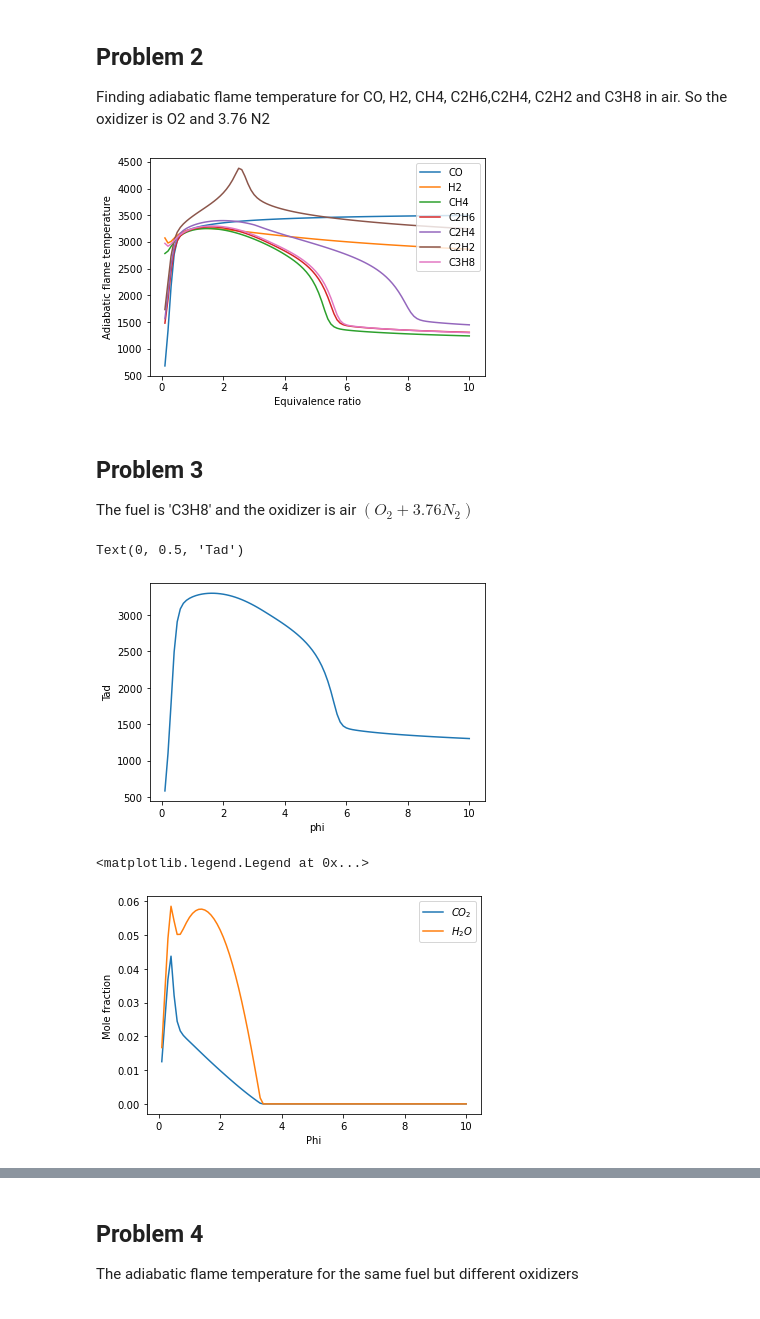
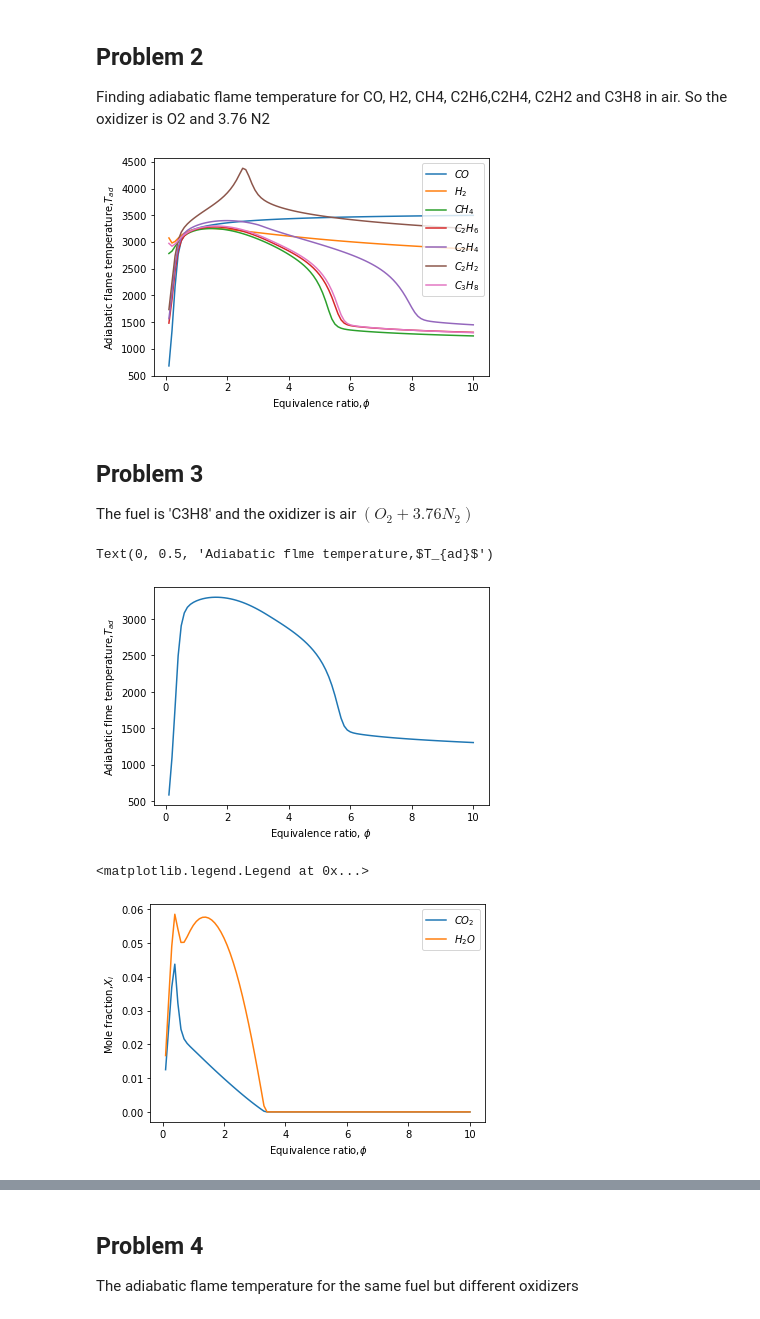
Before and after one commit to riasat1235/Combustion_projects, a Jupyter notebook: Project1_Adiabatic flame temperature.ipynb, the cells around one changed output, grey strips where cells are left out. Drawn from its saved outputs; the diff is of its cells as text; code cells hidden in the pictures.

```diff
--- a/Project1_Adiabatic flame temperature.ipynb
+++ b/Project1_Adiabatic flame temperature.ipynb
@@ -17,35 +17,36 @@ Finding adiabatic flame temperature for CO, H2, CH4, C2H6,C2H4, C2H2 and C3H8 in
 # %%
 n=100  # no of equivalence ratio
 fuel_range=['CO','H2','CH4','C2H6','C2H4','C2H2','C3H8'] # fuel
+fuel_legend=['$CO$','$H_2$','$CH_4$','$C_2 H_6$','$C_2 H_4$','$C_2 H_2$','$C_3H_8$']
 ox_range  =['O2']
 eq_range  =np.linspace(0.1,10,n)
-ad_flame  =np.zeros((len(fuel_range),n))
+Tad2  =np.zeros((len(fuel_range),n))
 
 # define constant properties
-T=300
-P=101325
+T2=300
+P2=101325
 
 
-gas.TP=T,P
+gas.TP=T2,P2
 fig= plt.figure()
 for fuel in fuel_range:
     f_index= fuel_range.index(fuel)
     f_mix = fuel+':1'
     o_mix = ox_range[0]+':1,N2:3.76'
     for phi in eq_range:
         phi_index= np.where(eq_range==phi)
         gas.set_equivalence_ratio(phi,f_mix,o_mix)
         gas.equilibrate('HP')
-        ad_flame[f_index][phi_index[0]]= gas.T
+        Tad2[f_index][phi_index[0]]= gas.T
         #print('The adiabatic flame temp of',fuel, ': ',str(ad_flame[f_index][phi_index[0]]),'K')
-    plt.plot(eq_range,ad_flame[f_index][:],label=fuel)
+    plt.plot(eq_range,Tad2[f_index][:],label=fuel_legend[f_index])
 
 plt.legend(loc='upper right')
-plt.xlabel('Equivalence ratio')
-plt.ylabel('Adiabatic flame temperature')
+plt.xlabel('Equivalence ratio,$\phi$')
+plt.ylabel('Adiabatic flame temperature,$T_{ad}$')
 plt.show()
 # %% [output]
-[figure, old version]
+[figure, new version]
 # %% [markdown]
 ## Problem 3
 
@@ -83,22 +84,22 @@ for phi in eq_range:
     #print('Mole fraction CO2:',gas.X[nCO2])
 # %%
 fig2=plt.figure()
-plt.plot(eq_range,ad_t3)
-plt.xlabel('phi')
-plt.ylabel('Tad')
+plt.plot(eq_range,tad3)
+plt.xlabel('Equivalence ratio, $\phi$')
+plt.ylabel('Adiabatic flme temperature,$T_{ad}$')
 # %% [output]
-Text(0, 0.5, 'Tad')
+Text(0, 0.5, 'Adiabatic flme temperature,$T_{ad}$')
-[figure, old version]
+[figure, new version]
 # %%
 fig3= plt.figure()
 plt.plot(eq_range,X_CO2,label='$CO_2$')
 plt.plot(eq_range,X_H2O,label='$H_2O$')
-plt.xlabel('Phi')
-plt.ylabel('Mole fraction')
+plt.xlabel('Equivalence ratio,$\phi$')
+plt.ylabel('Mole fraction,$X_i$')
 plt.legend()
 # %% [output]
 <matplotlib.legend.Legend at 0x...>
-[figure, old version]
+[figure, new version]
 # %%
 fig4=plt.figure()
 plt.plot(eq_range,X_CO,label='$CO$')
```
Also changed, not shown: parts of 8 cells of this notebook, 2 other files.
